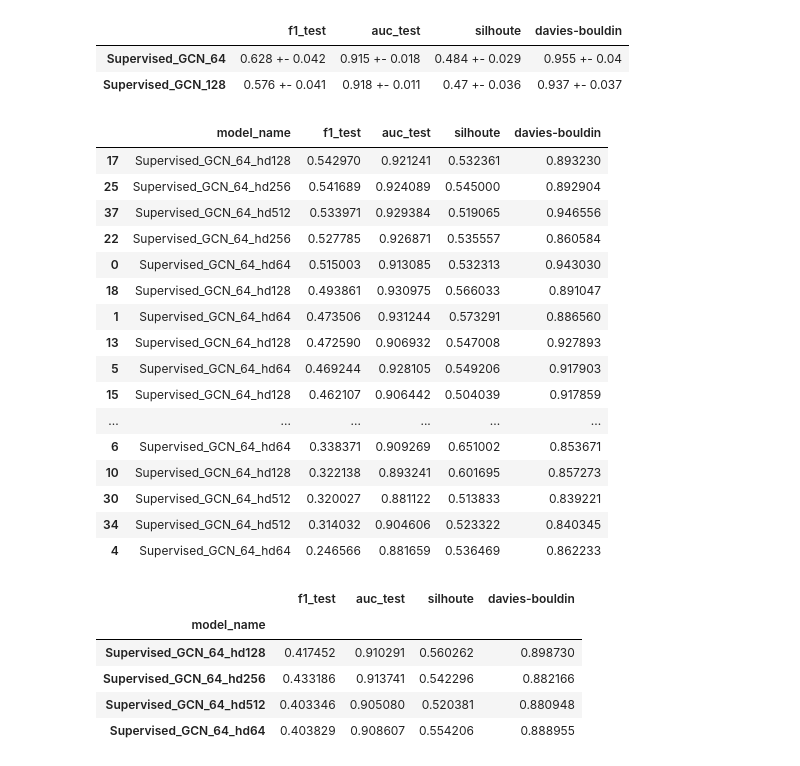
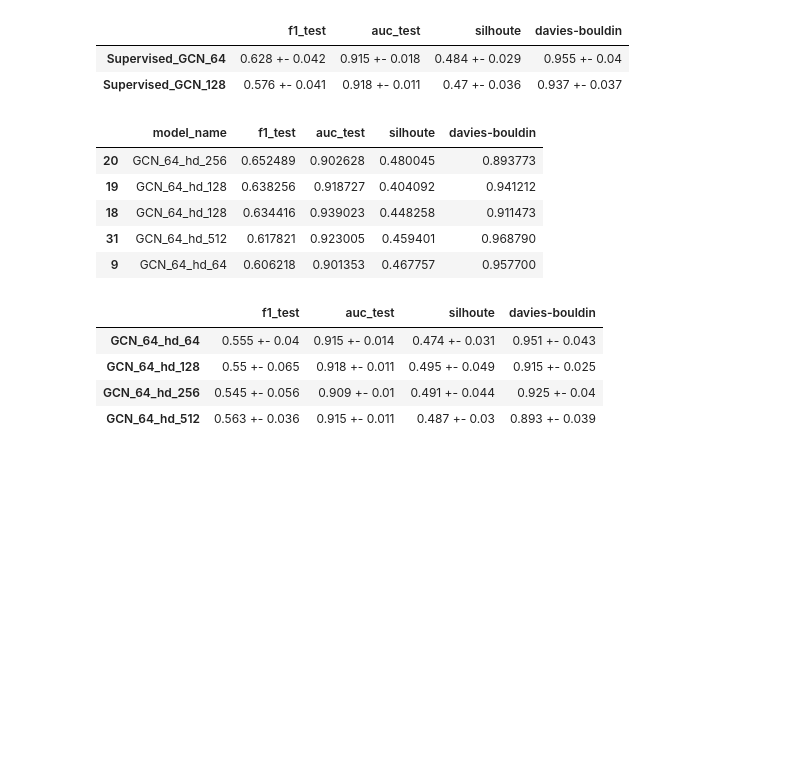
Before and after one commit to kaszycaO/representation-project, a Jupyter notebook: Summary.ipynb, the cells around one changed output. Saved outputs shown, nothing was run; the diff lists cells and outputs as text; code cells hidden in the pictures; blank space fills up the shorter version.

```diff
--- a/Summary.ipynb
+++ b/Summary.ipynb
@@ -202,31 +197,19 @@ generate_gcn_summary(df, results_path=RESULTS_PATH)
 | Supervised_GCN_128 | 0.576 +- 0.041 | 0.918 +- 0.011 | 0.47 +- 0.036 | 0.937 +- 0.037 |
 # %%
 df = pd.read_csv(RESULTS_PATH / "gcn_experiment_hidden_dim.csv")
-df.sort_values(by="f1_test", ascending=False)
+df.sort_values(by="f1_test", ascending=False).head(5)
 # %% [output]
 |  | model_name | f1_test | auc_test | silhoute | davies-bouldin |
-| 17 | Supervised_GCN_64_hd128 | 0.542970 | 0.921241 | 0.532361 | 0.893230 |
-| 25 | Supervised_GCN_64_hd256 | 0.541689 | 0.924089 | 0.545000 | 0.892904 |
-| 37 | Supervised_GCN_64_hd512 | 0.533971 | 0.929384 | 0.519065 | 0.946556 |
-| 22 | Supervised_GCN_64_hd256 | 0.527785 | 0.926871 | 0.535557 | 0.860584 |
-| 0 | Supervised_GCN_64_hd64 | 0.515003 | 0.913085 | 0.532313 | 0.943030 |
-| 18 | Supervised_GCN_64_hd128 | 0.493861 | 0.930975 | 0.566033 | 0.891047 |
-| 1 | Supervised_GCN_64_hd64 | 0.473506 | 0.931244 | 0.573291 | 0.886560 |
-| 13 | Supervised_GCN_64_hd128 | 0.472590 | 0.906932 | 0.547008 | 0.927893 |
-| 5 | Supervised_GCN_64_hd64 | 0.469244 | 0.928105 | 0.549206 | 0.917903 |
-| 15 | Supervised_GCN_64_hd128 | 0.462107 | 0.906442 | 0.504039 | 0.917859 |
-| ... | ... | ... | ... | ... | ... |
-| 6 | Supervised_GCN_64_hd64 | 0.338371 | 0.909269 | 0.651002 | 0.853671 |
-| 10 | Supervised_GCN_64_hd128 | 0.322138 | 0.893241 | 0.601695 | 0.857273 |
-| 30 | Supervised_GCN_64_hd512 | 0.320027 | 0.881122 | 0.513833 | 0.839221 |
-| 34 | Supervised_GCN_64_hd512 | 0.314032 | 0.904606 | 0.523322 | 0.840345 |
-| 4 | Supervised_GCN_64_hd64 | 0.246566 | 0.881659 | 0.536469 | 0.862233 |
+| 20 | GCN_64_hd_256 | 0.652489 | 0.902628 | 0.480045 | 0.893773 |
+| 19 | GCN_64_hd_128 | 0.638256 | 0.918727 | 0.404092 | 0.941212 |
+| 18 | GCN_64_hd_128 | 0.634416 | 0.939023 | 0.448258 | 0.911473 |
+| 31 | GCN_64_hd_512 | 0.617821 | 0.923005 | 0.459401 | 0.968790 |
+| 9 | GCN_64_hd_64 | 0.606218 | 0.901353 | 0.467757 | 0.957700 |
 # %%
-df.groupby("model_name").mean()
+generate_gcn_summary(df)
 # %% [output]
 |  | f1_test | auc_test | silhoute | davies-bouldin |
-| model_name |  |  |  |  |
-| Supervised_GCN_64_hd128 | 0.417452 | 0.910291 | 0.560262 | 0.898730 |
-| Supervised_GCN_64_hd256 | 0.433186 | 0.913741 | 0.542296 | 0.882166 |
-| Supervised_GCN_64_hd512 | 0.403346 | 0.905080 | 0.520381 | 0.880948 |
-| Supervised_GCN_64_hd64 | 0.403829 | 0.908607 | 0.554206 | 0.888955 |
+| GCN_64_hd_64 | 0.555 +- 0.04 | 0.915 +- 0.014 | 0.474 +- 0.031 | 0.951 +- 0.043 |
+| GCN_64_hd_128 | 0.55 +- 0.065 | 0.918 +- 0.011 | 0.495 +- 0.049 | 0.915 +- 0.025 |
+| GCN_64_hd_256 | 0.545 +- 0.056 | 0.909 +- 0.01 | 0.491 +- 0.044 | 0.925 +- 0.04 |
+| GCN_64_hd_512 | 0.563 +- 0.036 | 0.915 +- 0.011 | 0.487 +- 0.03 | 0.893 +- 0.039 |
```
Also changed, not shown: parts of 3 cells of this notebook, 2 other files.
